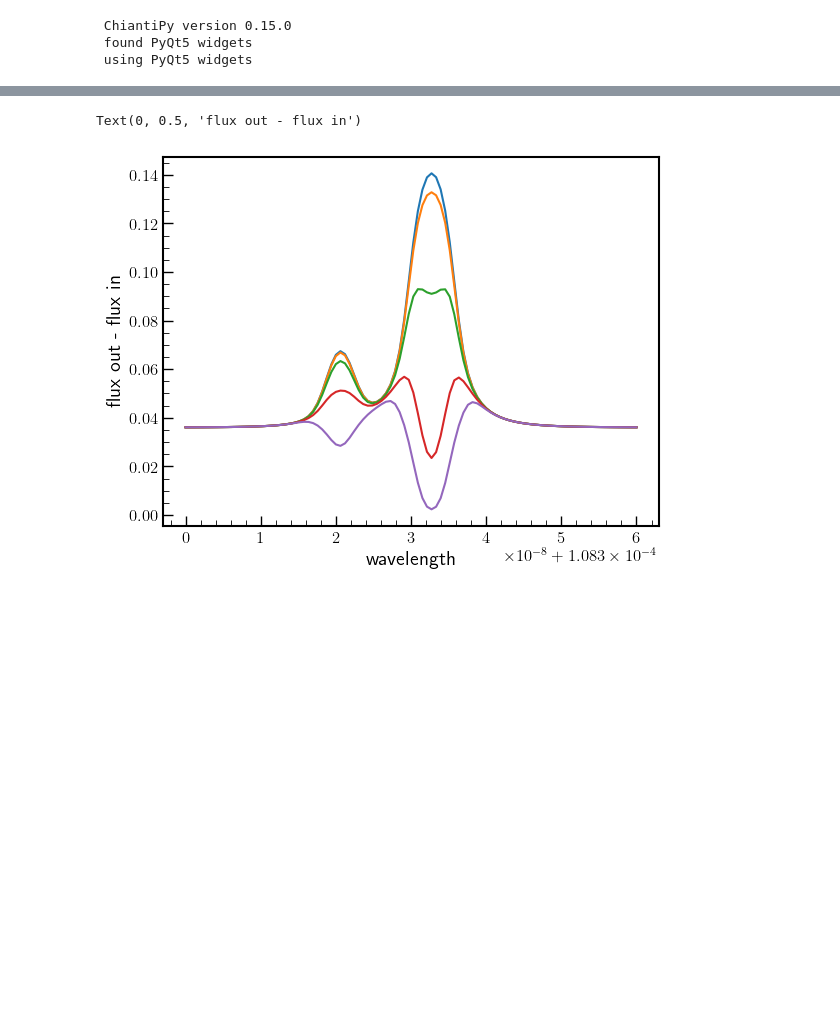
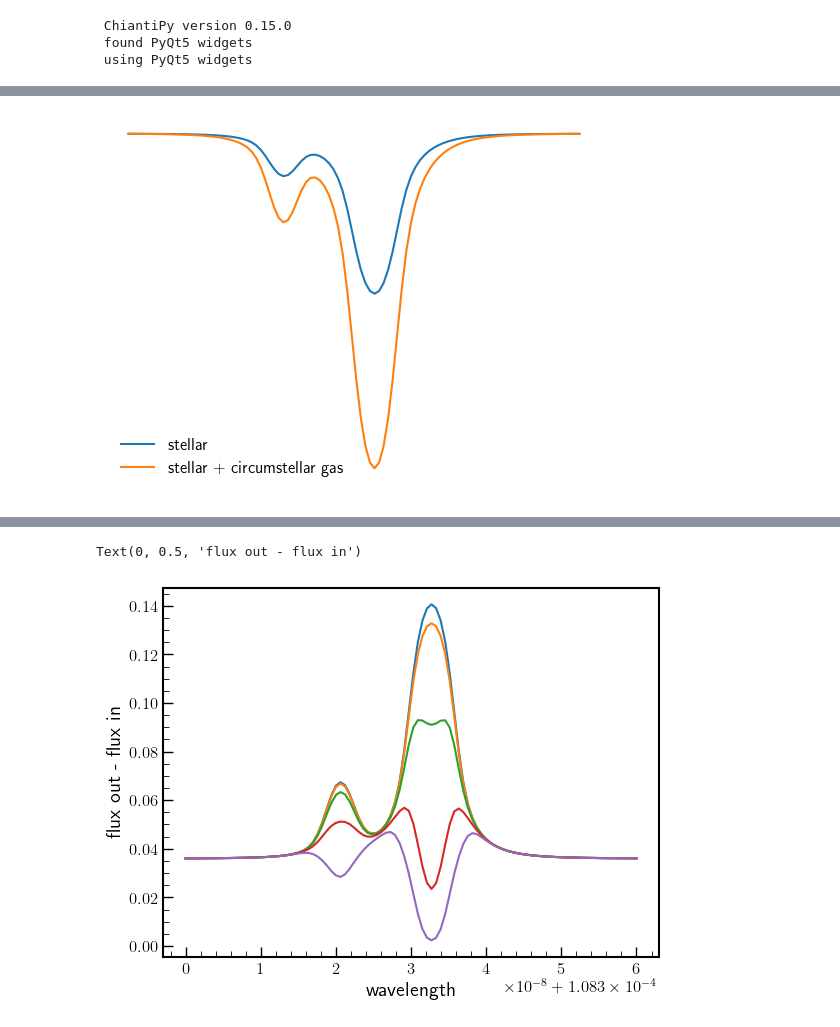
Before and after one commit to eschreyer/torus, a Jupyter notebook: paper_plots.ipynb, the cells around one changed output, grey strips where cells are left out. Cells and saved outputs as stored; diff of their text form; code cells hidden in the pictures; blank space fills up the shorter version.

```diff
--- a/paper_plots.ipynb
+++ b/paper_plots.ipynb
@@ -200,0 +206,10 @@ plt.plot(wl, spectrum)
+# %%
+fig, ax = plt.subplots()
+
+ax.plot(wl, spectrum, label = 'stellar')
+ax.plot(wl, spectrum - (1 - spectrum /spectrum[0]) * 1.05, label = 'stellar + circumstellar gas')
+ax.legend()
+ax.set_ylim(0.72, 0.97)
+ax.set_axis_off()
+# %% [output]
+[figure, added]
```
Also changed, not shown: parts of 32 cells of this notebook, 9 other files.
